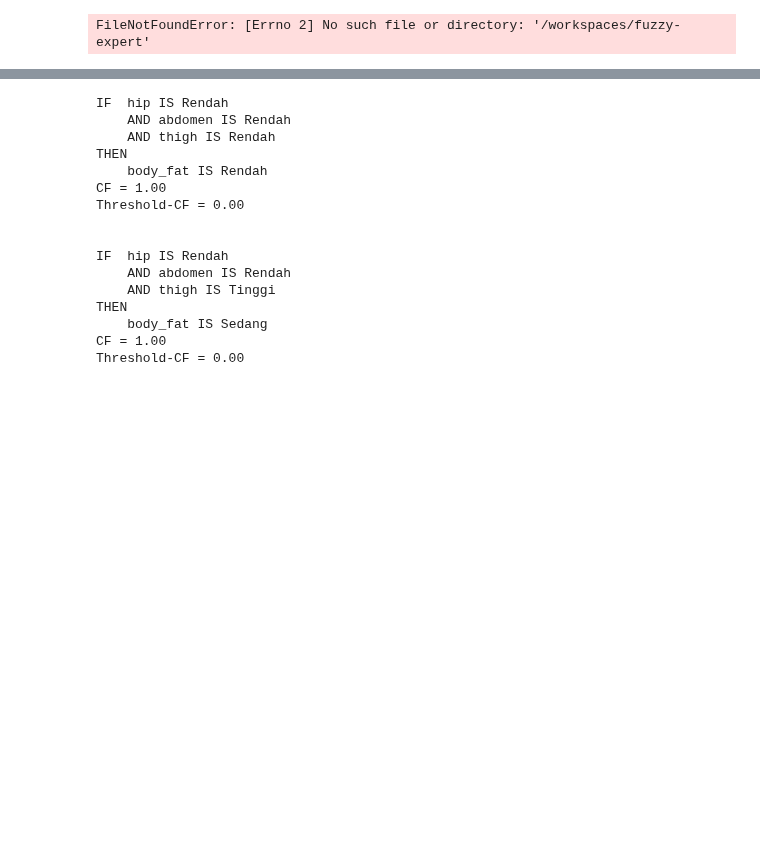
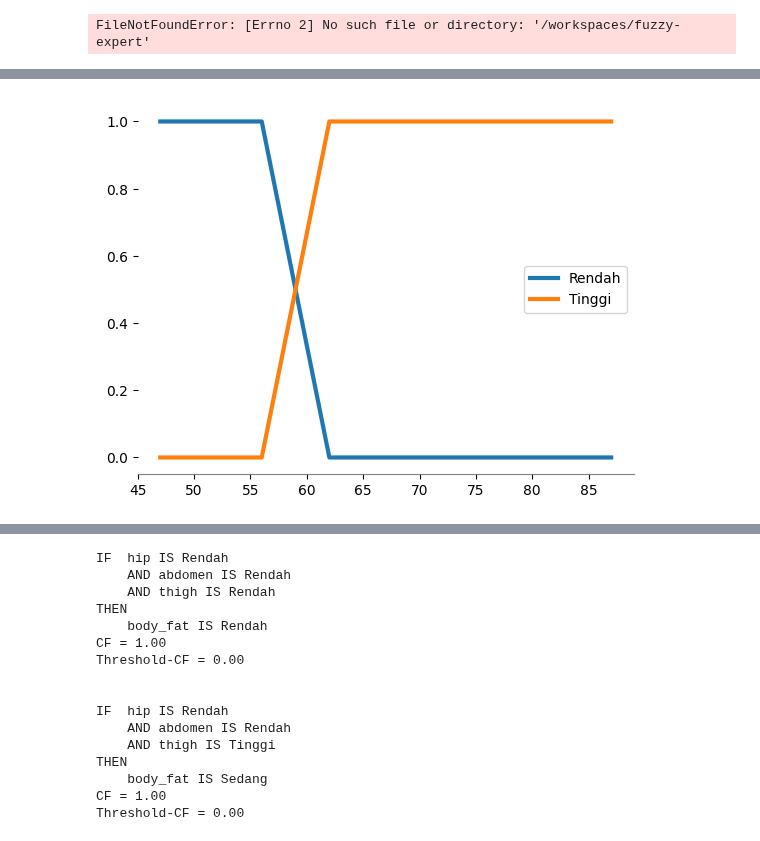
Before and after one commit to notnsas/cautious-eureka, a Jupyter notebook: pemodelan/Mamdani_fuzzy.ipynb, the cells around one changed output, grey strips where cells are left out. Drawn from its saved outputs; the diff is of its cells as text; code cells hidden in the pictures; blank space fills up the shorter version.

```diff
--- a/pemodelan/Mamdani_fuzzy.ipynb
+++ b/pemodelan/Mamdani_fuzzy.ipynb
@@ -82,0 +79,4 @@ variables["hip"].plot()
+# %%
+variables["thigh"].plot()
+# %% [output]
+[figure, added]
```
Also changed, not shown: parts of 6 cells of this notebook.
